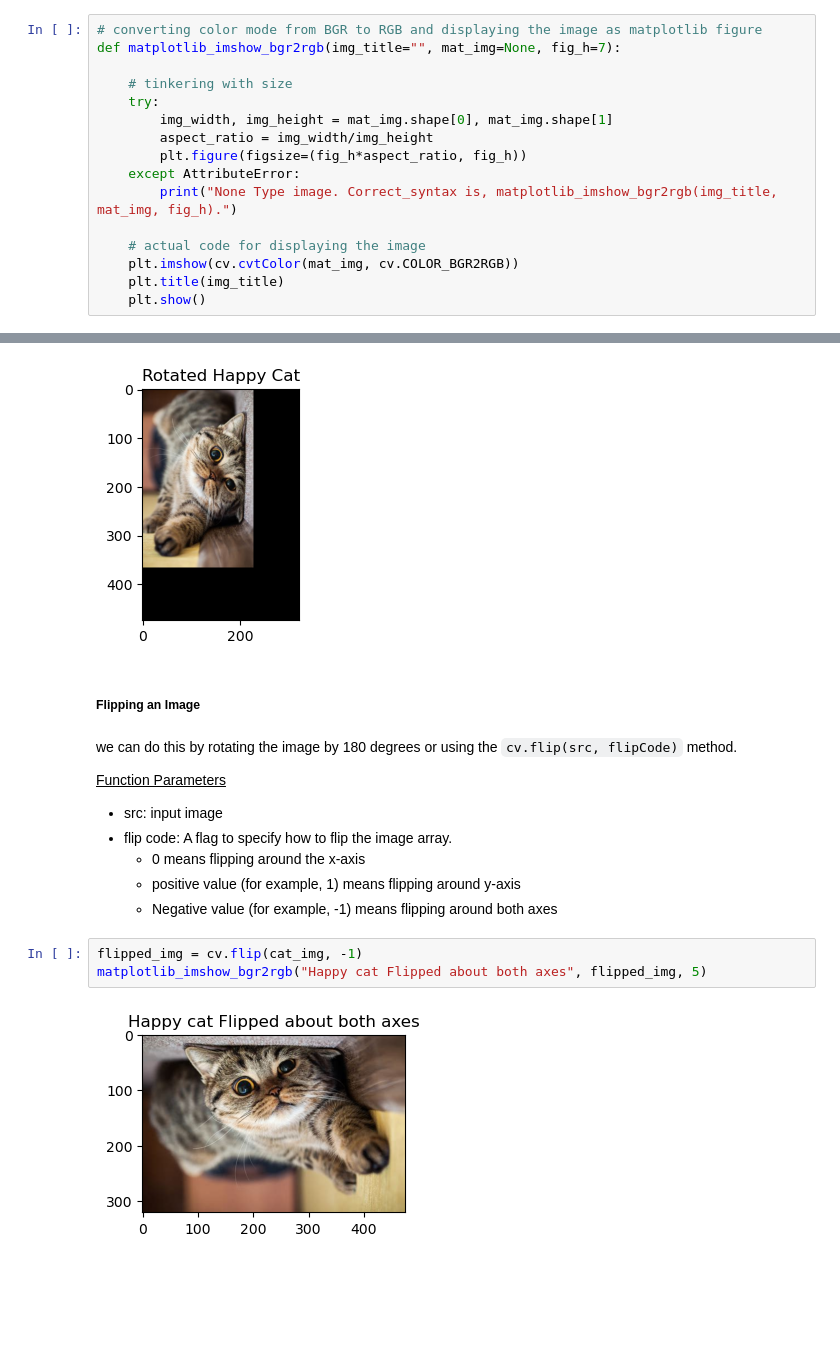
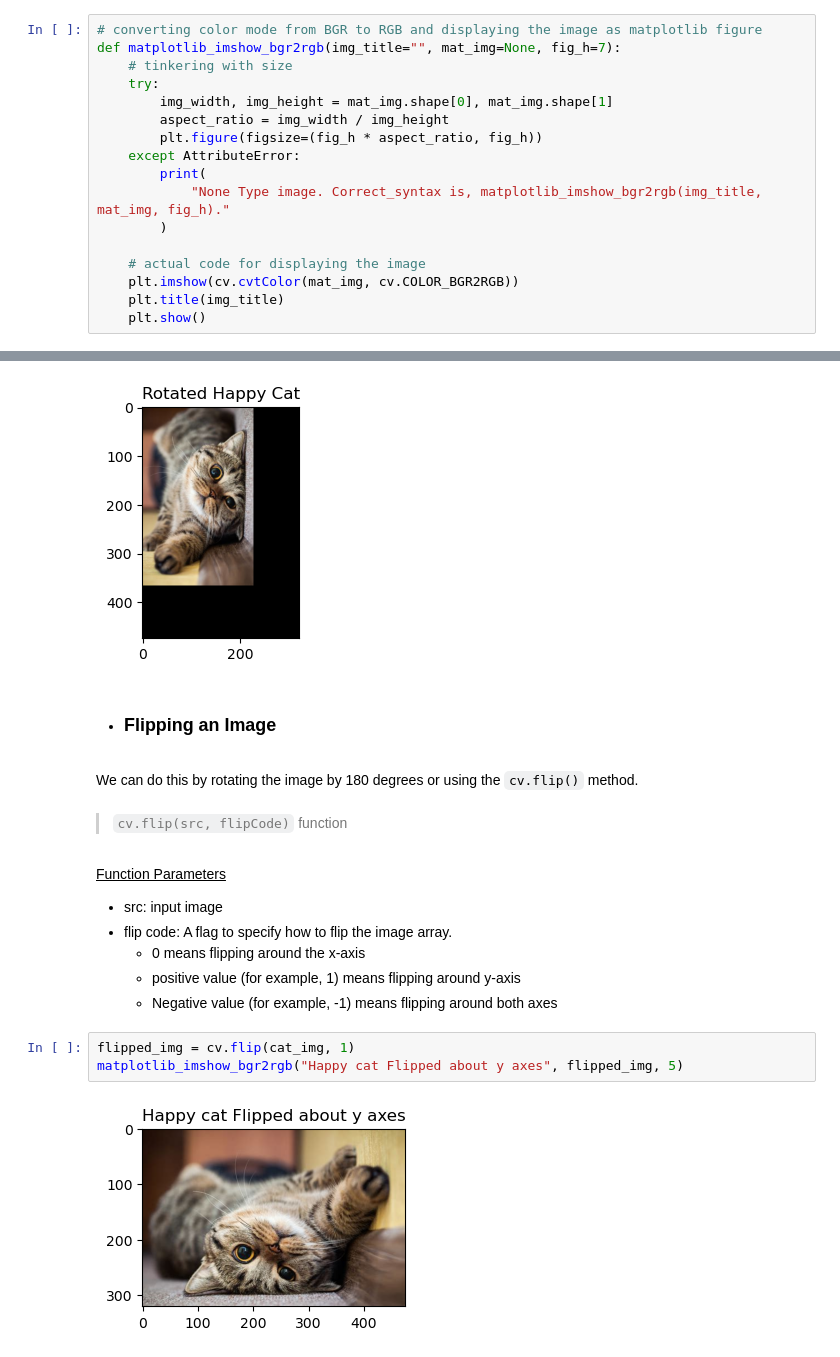
Before and after one commit to MaidulHasan/OpenCV_Basics, a Jupyter notebook: 03_image_transformation_operations.ipynb, the cells around one changed output, grey strips where cells are left out. Saved outputs shown, nothing was run; the diff lists cells and outputs as text; blank space fills up the shorter version.

```diff
--- a/03_image_transformation_operations.ipynb
+++ b/03_image_transformation_operations.ipynb
@@ -11,14 +11,15 @@ import copy
 # %%
 # converting color mode from BGR to RGB and displaying the image as matplotlib figure
 def matplotlib_imshow_bgr2rgb(img_title="", mat_img=None, fig_h=7):
-
     # tinkering with size
     try:
         img_width, img_height = mat_img.shape[0], mat_img.shape[1]
-        aspect_ratio = img_width/img_height
-        plt.figure(figsize=(fig_h*aspect_ratio, fig_h))
+        aspect_ratio = img_width / img_height
+        plt.figure(figsize=(fig_h * aspect_ratio, fig_h))
     except AttributeError:
-        print("None Type image. Correct_syntax is, matplotlib_imshow_bgr2rgb(img_title, mat_img, fig_h).")
+        print(
+            "None Type image. Correct_syntax is, matplotlib_imshow_bgr2rgb(img_title, mat_img, fig_h)."
+        )
 
     # actual code for displaying the image
     plt.imshow(cv.cvtColor(mat_img, cv.COLOR_BGR2RGB))
@@ -66,9 +67,12 @@ matplotlib_imshow_bgr2rgb("Rotated Happy Cat", rotated_img, 3)
 # %% [output]
 [figure]
 # %% [markdown]
-##### Flipping an Image
+- ### Flipping an Image
+# %% [markdown]
+We can do this by rotating the image by 180 degrees or using the `cv.flip()` method.
+# %% [markdown]
+> `cv.flip(src, flipCode)` function
 # %% [markdown]
-we can do this by rotating the image by 180 degrees or using the `cv.flip(src, flipCode)` method.
 
 <u>Function Parameters</u>
 - src: input image
@@ -77,7 +81,7 @@ we can do this by rotating the image by 180 degrees or using the `cv.flip(src, f
     - positive value (for example, 1) means flipping around y-axis
     - Negative value (for example, -1) means flipping around both axes
 # %%
-flipped_img = cv.flip(cat_img, -1)
-matplotlib_imshow_bgr2rgb("Happy cat Flipped about both axes", flipped_img, 5)
+flipped_img = cv.flip(cat_img, 1)
+matplotlib_imshow_bgr2rgb("Happy cat Flipped about y axes", flipped_img, 5)
 # %% [output]
-[figure, old version]
+[figure, new version]
```
Also changed, not shown: parts of 29 cells of this notebook, 11 other files.
